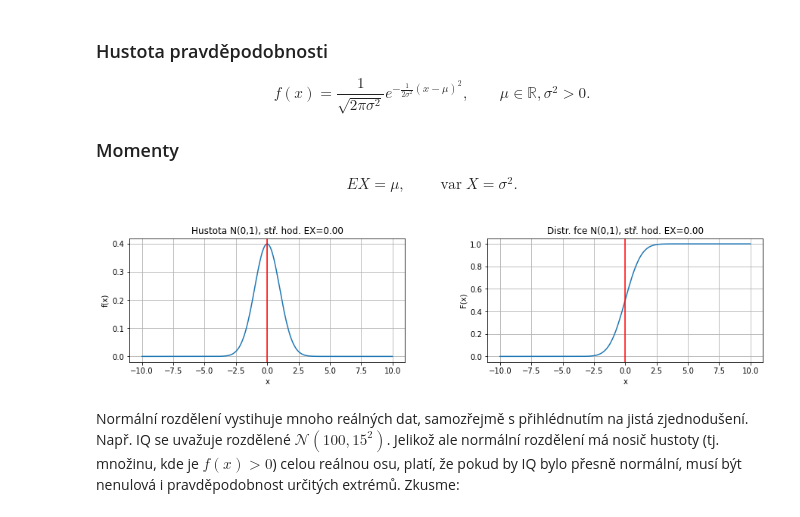
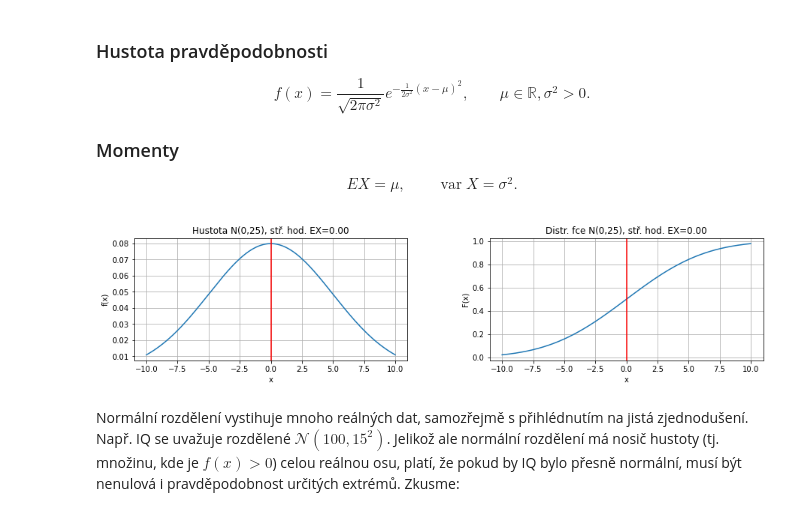
Before and after one commit to kamil-dedecius/mameradipst, a Jupyter notebook: Nahodna_velicina_spojita.ipynb, the cells around one changed output. Cells and saved outputs as stored; diff of their text form; code cells hidden in the pictures.

```diff
--- a/Nahodna_velicina_spojita.ipynb
+++ b/Nahodna_velicina_spojita.ipynb
@@ -338,25 +338,25 @@ EX = \mu, \qquad \operatorname{var}X = \sigma^2.
 $$
 # %%
 mi = 0    ### Zkuste měnit
-sigma = 1 ### Zkuste měnit
+sigma = 5 ### Zkuste měnit
 
 x = np.linspace(-10, 10, 1000)
 plt.figure(figsize=(15,3))
 plt.subplot(1,2,1)
 plt.plot(x, norm.pdf(x, loc=mi, scale=sigma))
 plt.axvline(mi, color='r')
 plt.title('Hustota N({0},{1}), stř. hod. EX={2:.2f}'.format(mi, sigma**2, mi))
 plt.xlabel('x')
 plt.ylabel('f(x)')
 plt.subplot(1,2,2)
 plt.plot(x, norm.cdf(x, loc=mi, scale=sigma))
 plt.axvline(mi, color='r')
 plt.title('Distr. fce N({0},{1}), stř. hod. EX={2:.2f}'.format(mi, sigma**2, mi))
 plt.xlabel('x')
 plt.ylabel('F(x)')
 plt.show()
 # %% [output]
-[figure, old version]
+[figure, new version]
 # %% [markdown]
 Normální rozdělení vystihuje mnoho reálných dat, samozřejmě s přihlédnutím na jistá zjednodušení. Např. IQ se uvažuje rozdělené $\mathcal{N}(100, 15^2)$. Jelikož ale normální rozdělení má nosič hustoty (tj. množinu, kde je $f(x)>0$) celou reálnou osu, platí, že pokud by IQ bylo přesně normální, musí být nenulová i pravděpodobnost určitých extrémů. Zkusme:
 # %%
```
Also changed, not shown: parts of 2 cells of this notebook.
